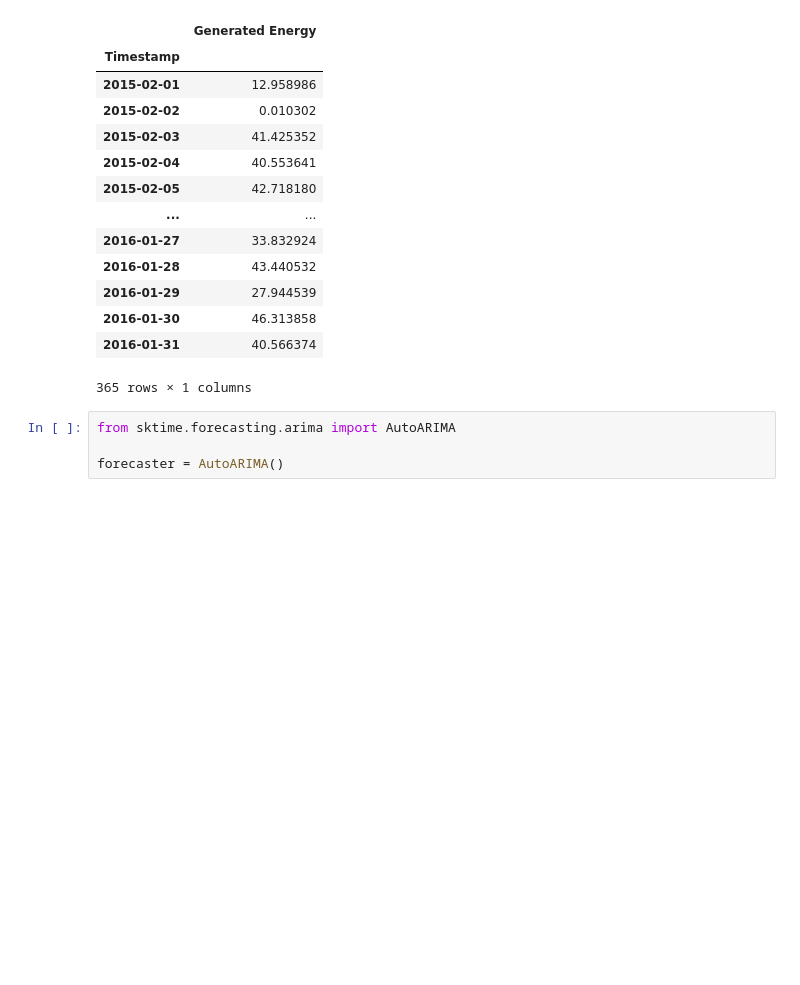
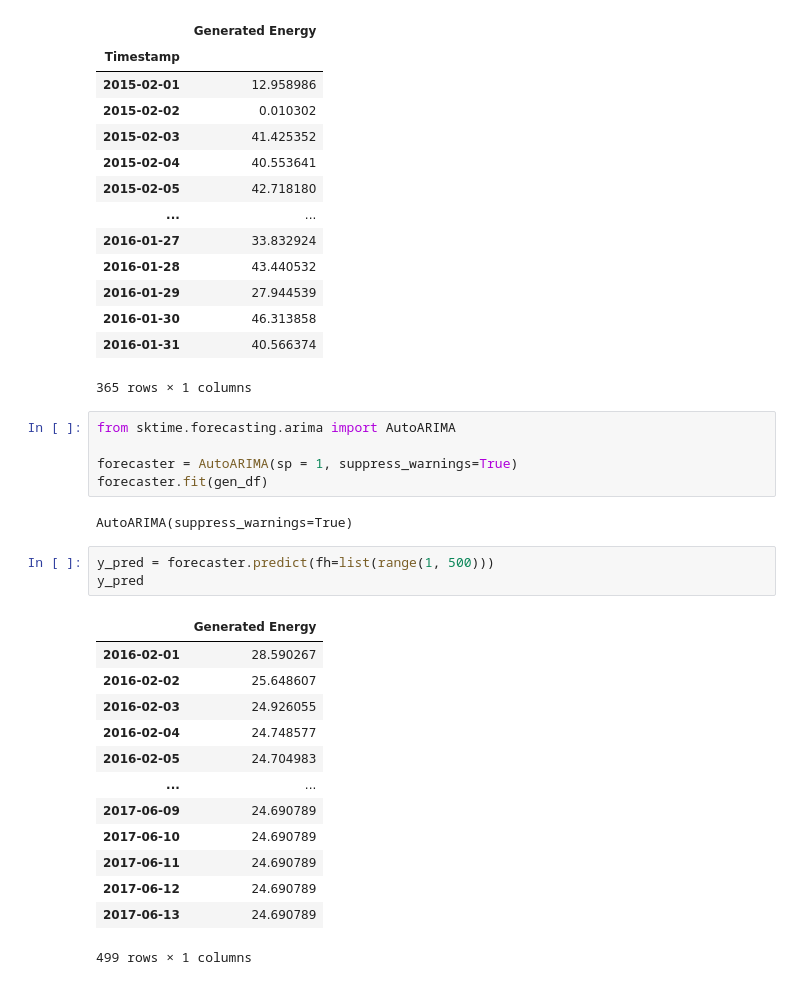
Before and after one commit to Divixity/Datavidenskab-P6, a Jupyter notebook: Development/AutoARIMA.ipynb, the cells around one changed output. Drawn from its saved outputs; the diff is of its cells as text; blank space fills up the shorter version.

```diff
--- a/Development/AutoARIMA.ipynb
+++ b/Development/AutoARIMA.ipynb
@@ -58,4 +58,24 @@ gen_df
 # %%
 from sktime.forecasting.arima import AutoARIMA
 
-forecaster = AutoARIMA()
+forecaster = AutoARIMA(sp = 1, suppress_warnings=True)
+forecaster.fit(gen_df)
+# %% [output]
+AutoARIMA(suppress_warnings=True)
+# %%
+y_pred = forecaster.predict(fh=list(range(1, 500)))
+y_pred
+# %% [output]
+|  | Generated Energy |
+| 2016-02-01 | 28.590267 |
+| 2016-02-02 | 25.648607 |
+| 2016-02-03 | 24.926055 |
+| 2016-02-04 | 24.748577 |
+| 2016-02-05 | 24.704983 |
+| ... | ... |
+| 2017-06-09 | 24.690789 |
+| 2017-06-10 | 24.690789 |
+| 2017-06-11 | 24.690789 |
+| 2017-06-12 | 24.690789 |
+| 2017-06-13 | 24.690789 |
+499 rows × 1 columns
```
Also changed, not shown: parts of 1 cell of this notebook, 5 other files.
